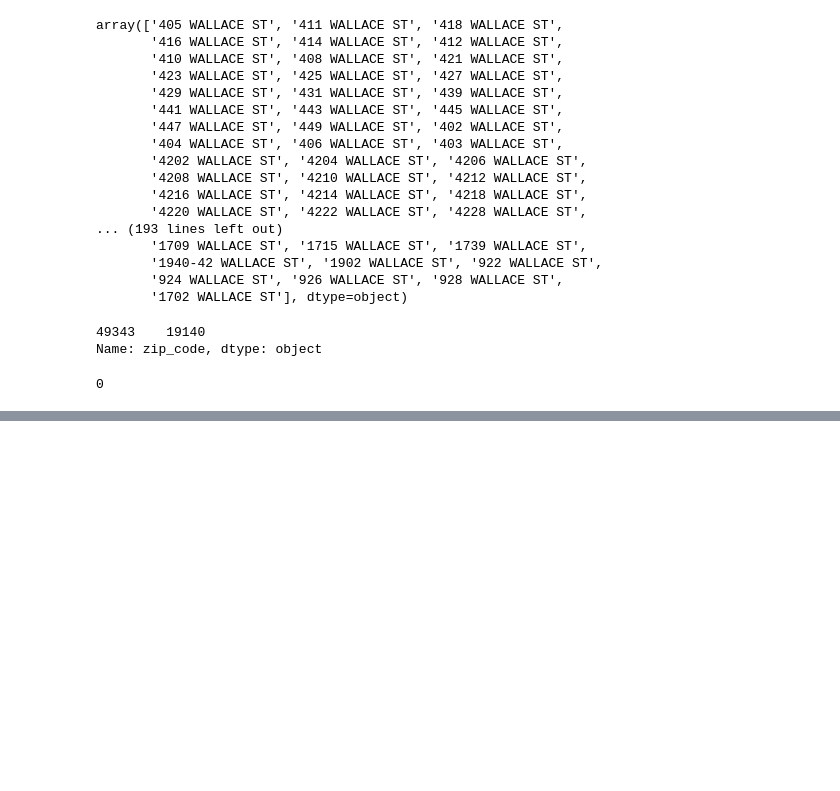
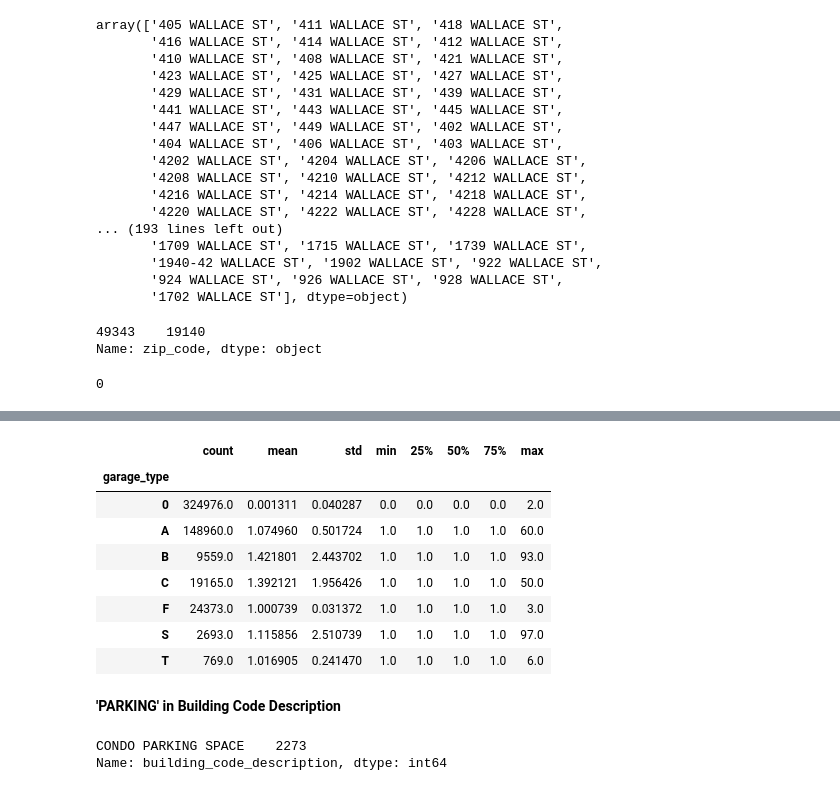
Before and after one commit to AP58PRAD/Philadelphia-House-Pricing, a Jupyter notebook: Data Cleaning.ipynb, the cells around one changed output, grey strips where cells are left out. Cells and saved outputs as stored; diff of their text form; code cells hidden in the pictures; blank space fills up the shorter version.

```diff
--- a/Data Cleaning.ipynb
+++ b/Data Cleaning.ipynb
@@ -814,0 +1145,19 @@ df['zip_code'].isna().sum()
+# %%
+df.groupby('garage_type')['garage_spaces'].describe()
+# %% [output]
+|  | count | mean | std | min | 25% | 50% | 75% | max |
+| garage_type |  |  |  |  |  |  |  |  |
+| 0 | 324976.0 | 0.001311 | 0.040287 | 0.0 | 0.0 | 0.0 | 0.0 | 2.0 |
+| A | 148960.0 | 1.074960 | 0.501724 | 1.0 | 1.0 | 1.0 | 1.0 | 60.0 |
+| B | 9559.0 | 1.421801 | 2.443702 | 1.0 | 1.0 | 1.0 | 1.0 | 93.0 |
+| C | 19165.0 | 1.392121 | 1.956426 | 1.0 | 1.0 | 1.0 | 1.0 | 50.0 |
+| F | 24373.0 | 1.000739 | 0.031372 | 1.0 | 1.0 | 1.0 | 1.0 | 3.0 |
+| S | 2693.0 | 1.115856 | 2.510739 | 1.0 | 1.0 | 1.0 | 1.0 | 97.0 |
+| T | 769.0 | 1.016905 | 0.241470 | 1.0 | 1.0 | 1.0 | 1.0 | 6.0 |
+# %% [markdown]
+<b> 'PARKING' in Building Code Description </b>
+# %%
+df[(df['building_code_description'].str.contains('PARKING'))]['building_code_description'].value_counts()
+# %% [output]
+CONDO PARKING SPACE    2273
+Name: building_code_description, dtype: int64
```
Also changed, not shown: parts of 79 cells of this notebook.
